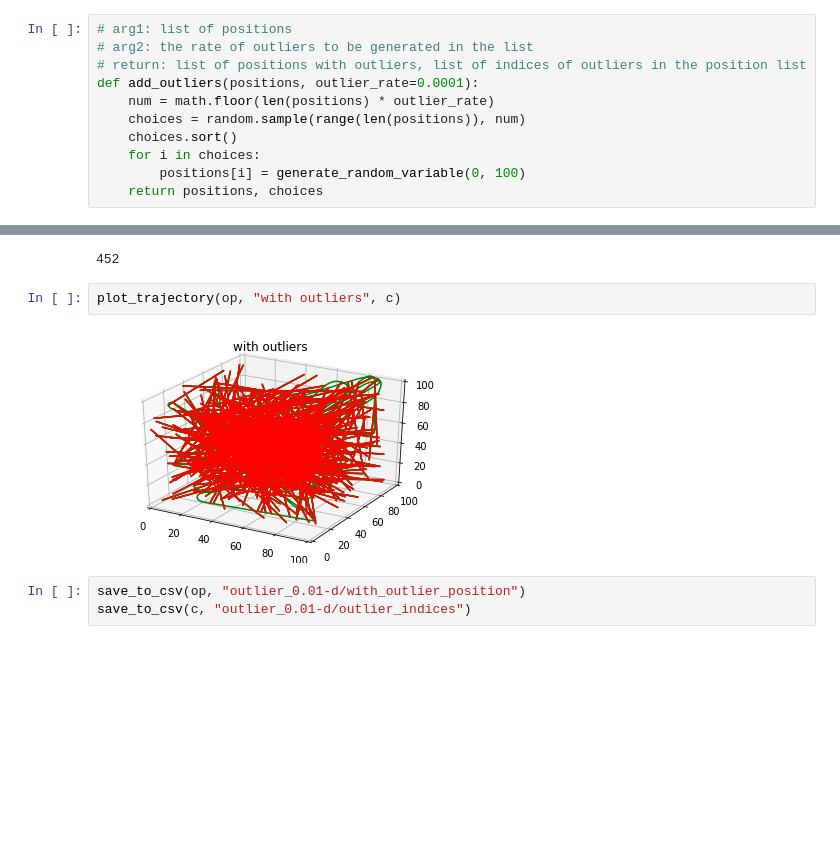
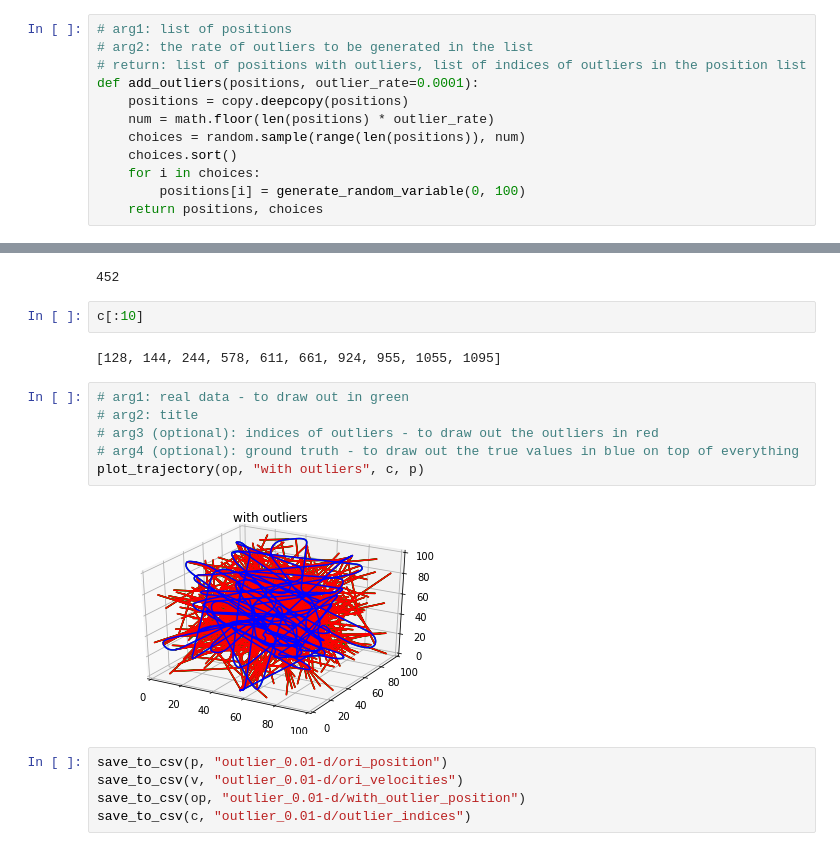
Before and after one commit to STEMO-CS5340/Trajectory, a Jupyter notebook: trajectory_gen.ipynb, the cells around one changed output, grey strips where cells are left out. Saved outputs shown, nothing was run; the diff lists cells and outputs as text; blank space fills up the shorter version.

```diff
--- a/trajectory_gen.ipynb
+++ b/trajectory_gen.ipynb
@@ -78,6 +85,7 @@ def generate_trajectory_recur(gen, count=0, position=None, velocity=None, accele
 # arg2: the rate of outliers to be generated in the list
 # return: list of positions with outliers, list of indices of outliers in the position list
 def add_outliers(positions, outlier_rate=0.0001):
+    positions = copy.deepcopy(positions)
     num = math.floor(len(positions) * outlier_rate)
     choices = random.sample(range(len(positions)), num)
     choices.sort()
@@ -120,10 +125,20 @@ len(p)
 len(c)
 # %% [output]
 452
-# %%
-plot_trajectory(op, "with outliers", c)
-# %% [output]
-[figure, removed]
+# %%
+c[:10]
+# %% [output]
+[128, 144, 244, 578, 611, 661, 924, 955, 1055, 1095]
+# %%
+# arg1: real data - to draw out in green
+# arg2: title
+# arg3 (optional): indices of outliers - to draw out the outliers in red
+# arg4 (optional): ground truth - to draw out the true values in blue on top of everything
+plot_trajectory(op, "with outliers", c, p)
+# %% [output]
+[figure, added]
 # %%
+save_to_csv(p, "outlier_0.01-d/ori_position")
+save_to_csv(v, "outlier_0.01-d/ori_velocities")
 save_to_csv(op, "outlier_0.01-d/with_outlier_position")
 save_to_csv(c, "outlier_0.01-d/outlier_indices")
```
Also changed, not shown: parts of 4 cells of this notebook.
